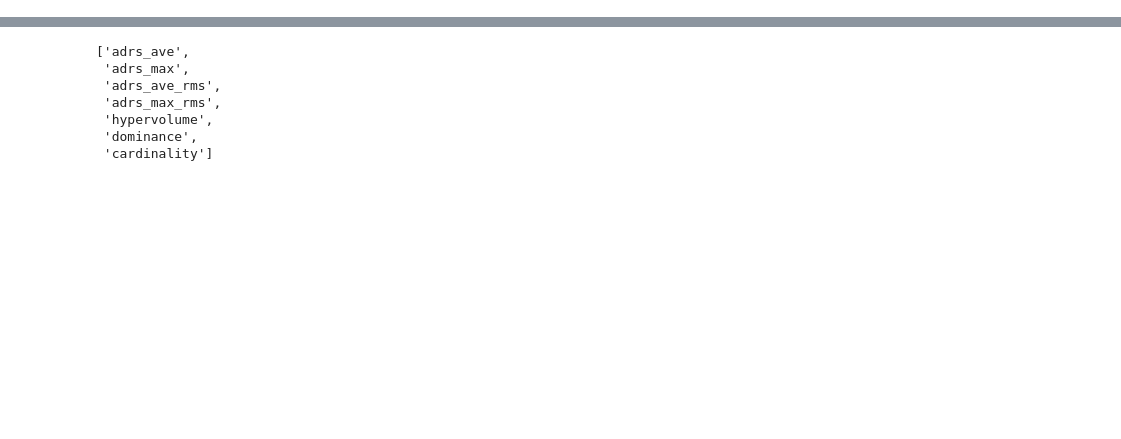
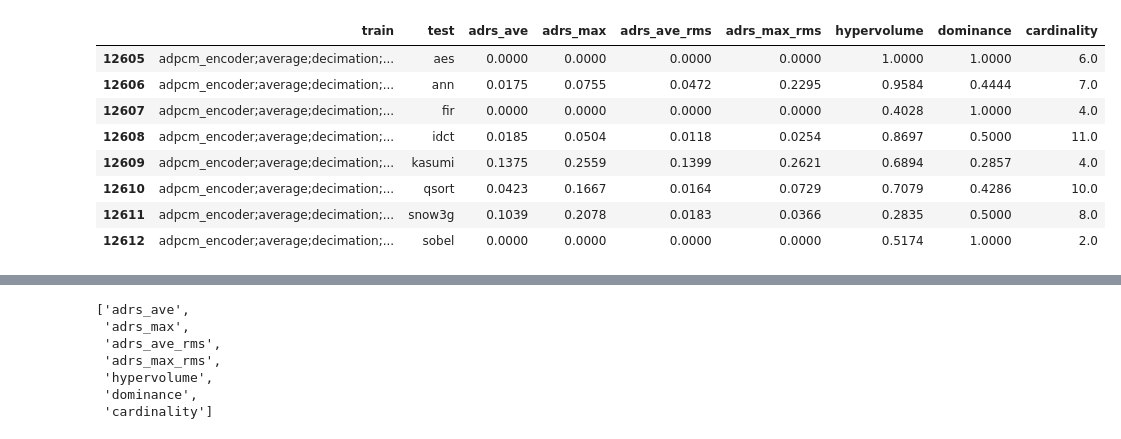
Before and after one commit to freelsn/dse-scripts, a Jupyter notebook: IN-PROGRESS/trade-off-prediction/exhaustive training analysis.ipynb, the cells around one changed output, grey strips where cells are left out. Cells and saved outputs as stored; diff of their text form; code cells hidden in the pictures; blank space fills up the shorter version.

```diff
--- a/IN-PROGRESS/trade-off-prediction/exhaustive training analysis.ipynb
+++ b/IN-PROGRESS/trade-off-prediction/exhaustive training analysis.ipynb
@@ -16,0 +181,12 @@ dm_v5_005 = pd.read_csv('direct_mapping_v5_tolerance_0.05.csv')
+# %%
+es_v4[es_v4['train'] == 'adpcm_encoder;average;decimation;fft_fixed;interpolation']
+# %% [output]
+|  | train | test | adrs_ave | adrs_max | adrs_ave_rms | adrs_max_rms | hypervolume | dominance | cardinality |
+| 12605 | adpcm_encoder;average;decimation;... | aes | 0.0000 | 0.0000 | 0.0000 | 0.0000 | 1.0000 | 1.0000 | 6.0 |
+| 12606 | adpcm_encoder;average;decimation;... | ann | 0.0175 | 0.0755 | 0.0472 | 0.2295 | 0.9584 | 0.4444 | 7.0 |
+| 12607 | adpcm_encoder;average;decimation;... | fir | 0.0000 | 0.0000 | 0.0000 | 0.0000 | 0.4028 | 1.0000 | 4.0 |
+| 12608 | adpcm_encoder;average;decimation;... | idct | 0.0185 | 0.0504 | 0.0118 | 0.0254 | 0.8697 | 0.5000 | 11.0 |
+| 12609 | adpcm_encoder;average;decimation;... | kasumi | 0.1375 | 0.2559 | 0.1399 | 0.2621 | 0.6894 | 0.2857 | 4.0 |
+| 12610 | adpcm_encoder;average;decimation;... | qsort | 0.0423 | 0.1667 | 0.0164 | 0.0729 | 0.7079 | 0.4286 | 10.0 |
+| 12611 | adpcm_encoder;average;decimation;... | snow3g | 0.1039 | 0.2078 | 0.0183 | 0.0366 | 0.2835 | 0.5000 | 8.0 |
+| 12612 | adpcm_encoder;average;decimation;... | sobel | 0.0000 | 0.0000 | 0.0000 | 0.0000 | 0.5174 | 1.0000 | 2.0 |
```
Also changed, not shown: parts of 24 cells of this notebook, 7 other files.
